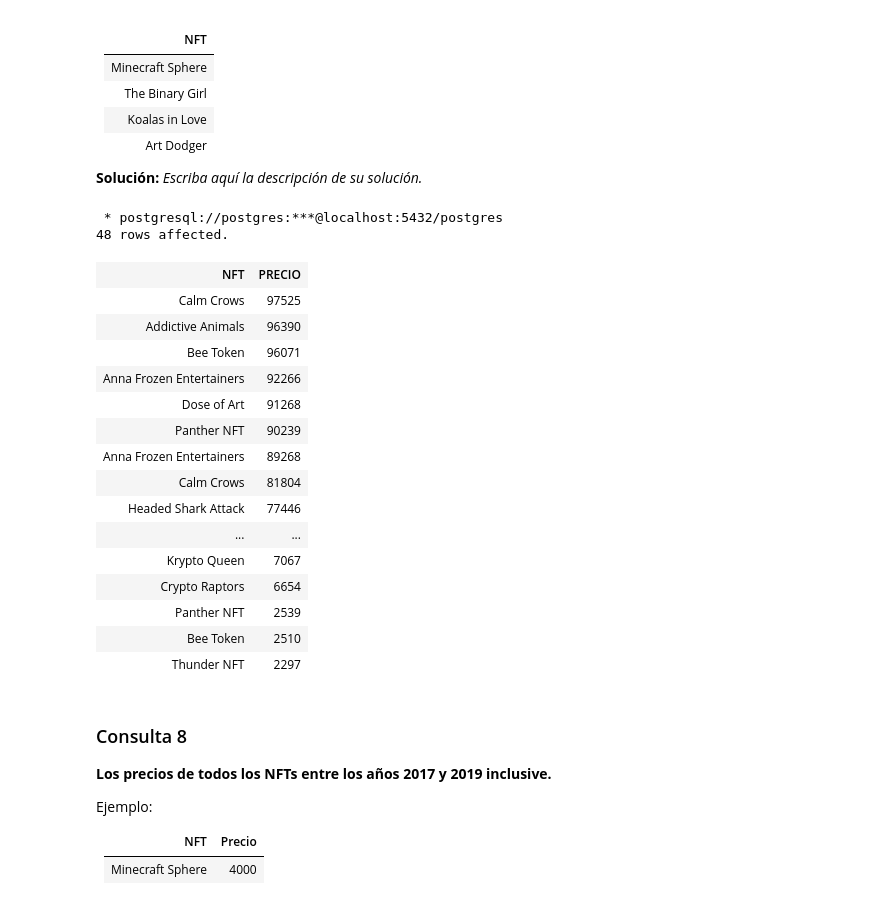
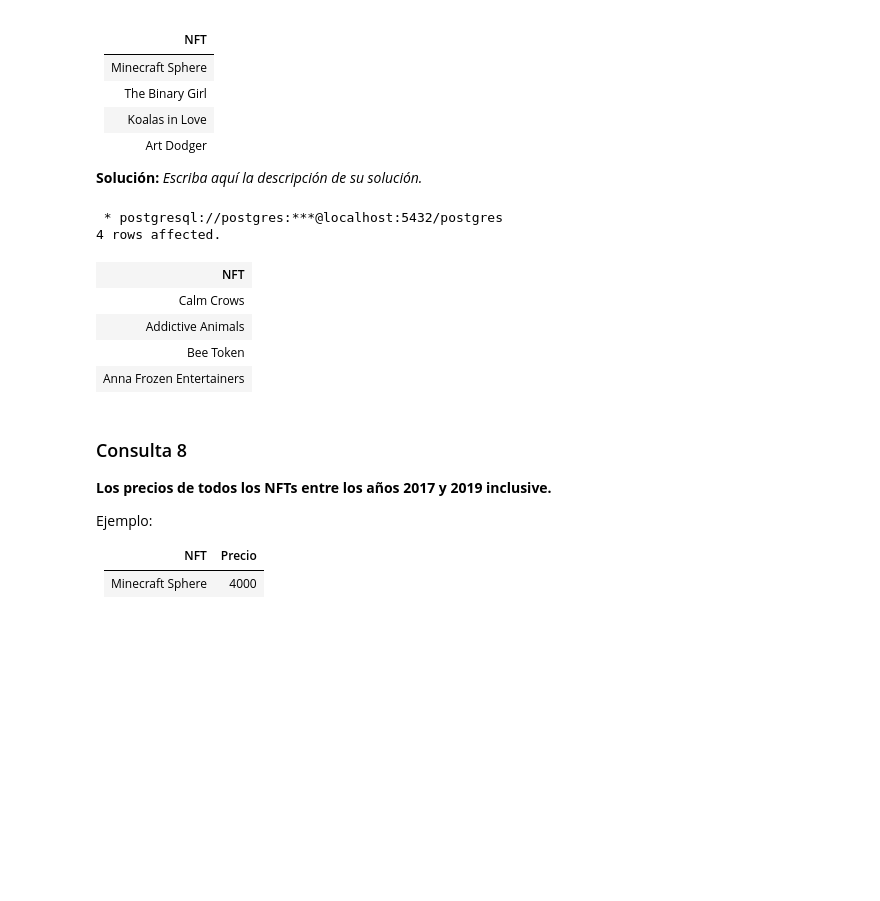
Before and after one commit to SupremacyDuck/Tarea-1-Grupo19, a Jupyter notebook: Tarea1 Grupo19.ipynb, the cells around one changed output. Saved outputs shown, nothing was run; the diff lists cells and outputs as text; code cells hidden in the pictures; blank space fills up the shorter version.

```diff
--- a/Tarea1 Grupo19.ipynb
+++ b/Tarea1 Grupo19.ipynb
@@ -481,32 +481,22 @@ Ejemplo:
 **Solución:** _Escriba aquí la descripción de su solución._
 # %%
 %%sql
-SELECT nft.nombre AS "NFT", precio AS "PRECIO"
+SELECT nft.nombre AS "NFT"
 FROM nft
 JOIN precio_nft
 USING (id_nft)
 WHERE nft.id_tipo = 5 --Tipo
     ORDER BY precio DESC
+    LIMIT 4
 ;
 # %% [output]
  * postgresql://postgres:***@localhost:5432/postgres
-48 rows affected.
+4 rows affected.
-| NFT | PRECIO |
-| Calm Crows | 97525 |
-| Addictive Animals | 96390 |
-| Bee Token | 96071 |
-| Anna Frozen Entertainers | 92266 |
-| Dose of Art | 91268 |
-| Panther NFT | 90239 |
-| Anna Frozen Entertainers | 89268 |
-| Calm Crows | 81804 |
-| Headed Shark Attack | 77446 |
-| ... | ... |
-| Krypto Queen | 7067 |
-| Crypto Raptors | 6654 |
-| Panther NFT | 2539 |
-| Bee Token | 2510 |
-| Thunder NFT | 2297 |
+| NFT |
+| Calm Crows |
+| Addictive Animals |
+| Bee Token |
+| Anna Frozen Entertainers |
 # %% [markdown]
 ### Consulta 8
 **Los precios de todos los NFTs entre los años 2017 y 2019 inclusive.**
```
